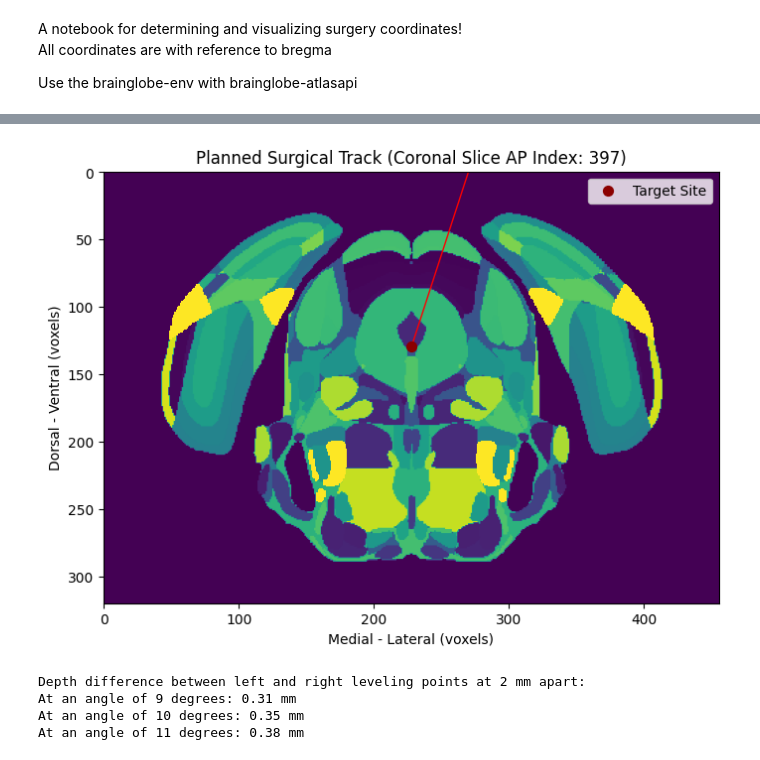
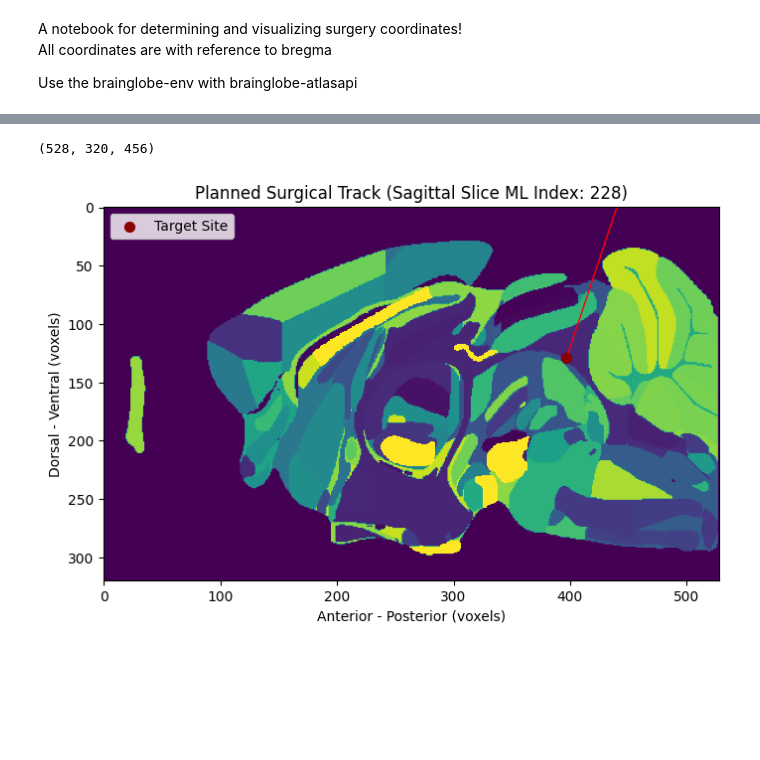
Before and after one commit to BrancoLab/JAL2_subgoal_pipeline, a Jupyter notebook: surgeryCoordinates.ipynb, the cells around one changed output, grey strips where cells are left out. Drawn from its saved outputs; the diff is of its cells as text; code cells hidden in the pictures; blank space fills up the shorter version.

Commit message:
added AP angle and fixed the angles

```diff
--- a/surgeryCoordinates.ipynb
+++ b/surgeryCoordinates.ipynb
@@ -18,8 +18,10 @@ from brainglobe_atlasapi import BrainGlobeAtlas
 AP = -4.55
 ML = 0.0
 DV = -2.9
+
 """What angle do we want to use?"""
-ML_theta = 20 # in degrees
-AP_theta = 0 # in degrees
+ML_theta = 0 # in degrees
+AP_theta = 20 # in degrees
+assert np.logical_or(ML_theta == 0, AP_theta == 0), "Only one angle can be non-zero at a time"
 # %%
 """New coordinates of the target point after rotation"""
@@ -33,44 +74,46 @@ New coordinates at an angle of 20 degrees: AP = -4.55, ML = 1.06, DV = -3.09
+# %%
+atlas.annotation.shape
+# %% [output]
+(528, 320, 456)
 # %%
 """Draw the coordinates!"""
 atlas = BrainGlobeAtlas("allen_mouse_25um")
 
 # CCFv3.0 coordinates of bregma in voxel space
 atlas_bregma_ap = 216
 atlas_bregma_dv = 14
 atlas_bregma_ml = 228
 
 injection_voxel_ap = atlas_bregma_ap + int(-AP / .025) # if i want to be posterior (-ve) to bregma i need to add to the bregma index
 injection_voxel_ml = atlas_bregma_ml + int(ML / .025)
 injection_voxel_ml_new = atlas_bregma_ml + int(ML_new / .025)
 injection_voxel_dv = atlas_bregma_dv + int(np.abs(DV) / .025)
+injection_voxel_ap_new = atlas_bregma_ap + int(-AP_new / .025)
 
 # draw the triangle to check
 fig, ax = plt.subplots(figsize=(8, 6))
-coronal_slice = atlas.annotation[injection_voxel_ap, :, :]
-ax.imshow(coronal_slice, vmax = 1200)
+if ML_theta != 0:
+    coronal_slice = atlas.annotation[injection_voxel_ap, :, :]
+    ax.imshow(coronal_slice, vmax = 1200)
+    # mark injection target
+    ax.scatter(injection_voxel_ml, injection_voxel_dv, color="darkred", s=50, zorder=5, label="Target Site")
+    # make line for injection angle
+    ax.plot([injection_voxel_ml_new, injection_voxel_ml], [0, injection_voxel_dv], '-r', lw=1)
+    ax.set_title(f"Planned Surgical Track (Coronal Slice AP Index: {injection_voxel_ap})")
+    ax.set_xlabel("Medial - Lateral (voxels)")
+    ax.set_ylabel("Dorsal - Ventral (voxels)")
 
-# mark injection target
-ax.scatter(injection_voxel_ml, injection_voxel_dv, color="darkred", s=50, zorder=5, label="Target Site")
-
-# make line for injection angle
-ax.plot([injection_voxel_ml_new, injection_voxel_ml], [0, injection_voxel_dv], '-r', lw=1)
-
-ax.set_title(f"Planned Surgical Track (Coronal Slice AP Index: {injection_voxel_ap})")
-ax.set_xlabel("Medial - Lateral (voxels)")
-ax.set_ylabel("Dorsal - Ventral (voxels)")
+if AP_theta != 0:
+    sagittal_slice = atlas.annotation[:, :, injection_voxel_ml].T
+    ax.imshow(sagittal_slice, vmax = 1200)
+    # mark injection target
+    ax.scatter(injection_voxel_ap, injection_voxel_dv, color="darkred", s=50, zorder=5, label="Target Site")
+    # make line for injection angle
+    ax.plot([injection_voxel_ap_new, injection_voxel_ap], [0, injection_voxel_dv], '-r', lw=1)
+    ax.set_title(f"Planned Surgical Track (Sagittal Slice ML Index: {injection_voxel_ml})")
+    ax.set_xlabel("Anterior - Posterior (voxels)")
+    ax.set_ylabel("Dorsal - Ventral (voxels)")
 plt.legend()
 plt.show()
 # %% [output]
-[figure, old version]
+[figure, new version]
-# %%
-"""ML leveling coordinates"""
-ML_distance = 2 # in mm, total left to right distance between points
-print(f"Depth difference between left and right leveling points at {ML_distance} mm apart:")
-for i in [-1, 0, 1]:
-    depth_diff = np.sin(np.radians(ML_theta + i)) * ML_distance
-    print(f"At an angle of {ML_theta + i} degrees: {depth_diff:.2f} mm")
-# %% [output]
-Depth difference between left and right leveling points at 2 mm apart:
-At an angle of 9 degrees: 0.31 mm
-At an angle of 10 degrees: 0.35 mm
-At an angle of 11 degrees: 0.38 mm
```
Also changed, not shown: parts of 1 cell of this notebook.
